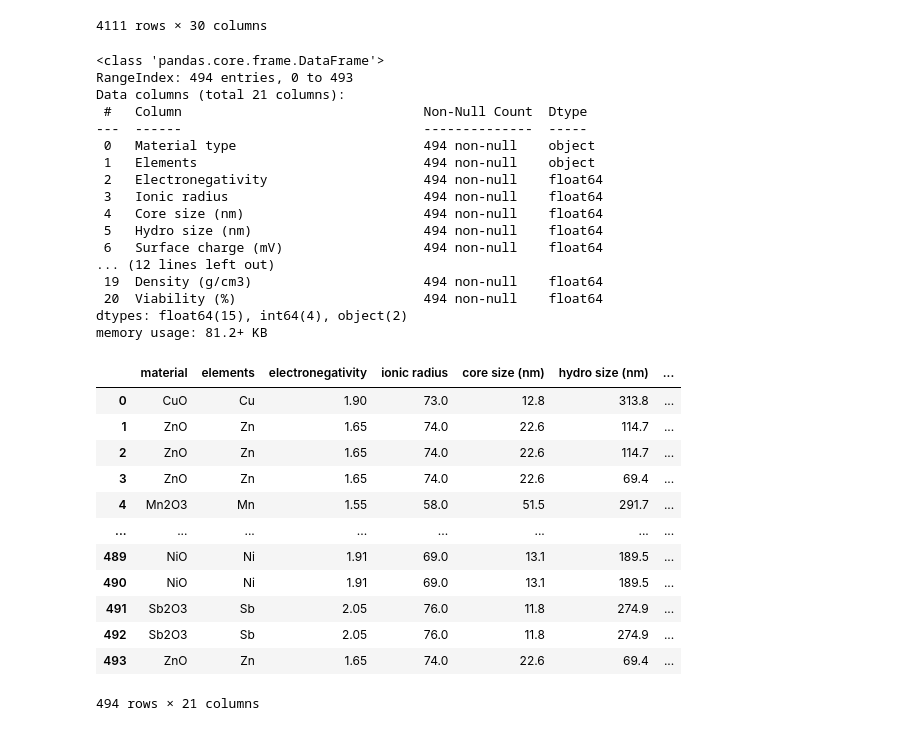
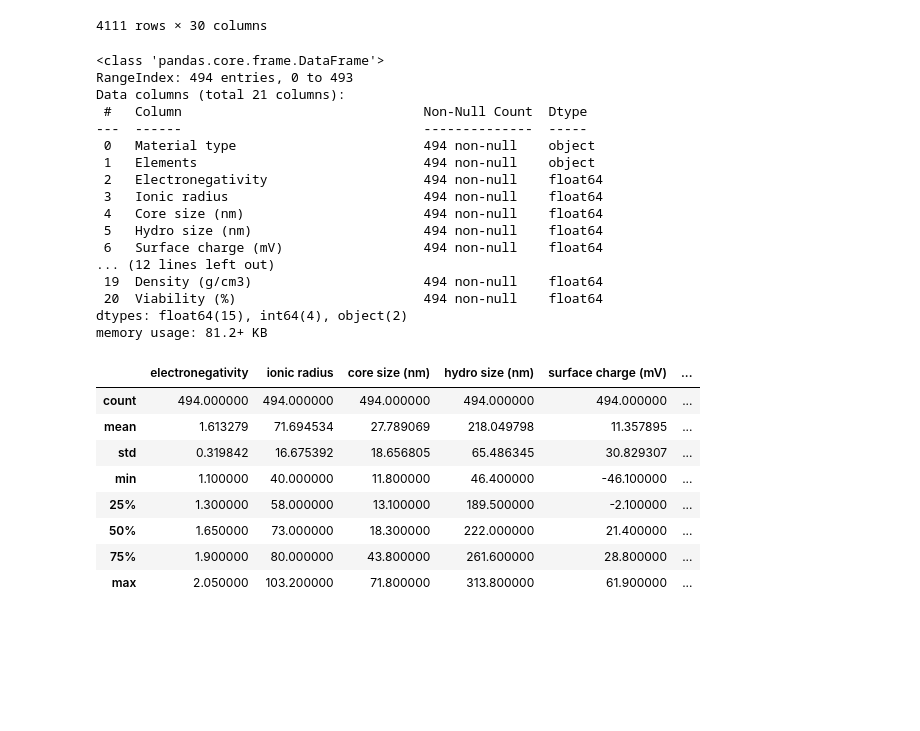
Before and after one commit to V-Gottlieb/Nanoparticle_cytotoxicity, a Jupyter notebook: databases/Merging tables.ipynb, the cells around one changed output. Cells and saved outputs as stored; diff of their text form; code cells hidden in the pictures; blank space fills up the shorter version.

```diff
--- a/databases/Merging tables.ipynb
+++ b/databases/Merging tables.ipynb
@@ -128,48 +135,44 @@ db2
 | 4109 | 4110 | 2011 | Polystyrene | O | Sphere | NH2 | Miniemulsion Polymerization | ... |
 | 4110 | 4111 | 2011 | Polystyrene | O | Sphere | NH2 | Miniemulsion Polymerization | ... |
 4111 rows × 30 columns
-# %%
-db3 = pd.read_csv('New.csv')
-db3.info()
-# %% [output]
-<class 'pandas.core.frame.DataFrame'>
-RangeIndex: 494 entries, 0 to 493
-Data columns (total 21 columns):
- #   Column                               Non-Null Count  Dtype
----  ------                               --------------  -----
- 0   Material type                        494 non-null    object
- 1   Elements                             494 non-null    object
- 2   Electronegativity                    494 non-null    float64
- 3   Ionic radius                         494 non-null    float64
- 4   Core size (nm)                       494 non-null    float64
- 5   Hydro size (nm)                      494 non-null    float64
- 6   Surface charge (mV)                  494 non-null    float64
-... (12 lines left out)
- 19  Density (g/cm3)                      494 non-null    float64
- 20  Viability (%)                        494 non-null    float64
-dtypes: float64(15), int64(4), object(2)
-memory usage: 81.2+ KB
+# %%
+db3 = pd.read_excel('C:/projects/laboratory/Nanoparticle_cytotoxicity/databases/New_descriptors.xlsx')
+db3.info()
+# %% [output]
+<class 'pandas.core.frame.DataFrame'>
+RangeIndex: 494 entries, 0 to 493
+Data columns (total 21 columns):
+ #   Column                               Non-Null Count  Dtype
+---  ------                               --------------  -----
+ 0   Material type                        494 non-null    object
+ 1   Elements                             494 non-null    object
+ 2   Electronegativity                    494 non-null    float64
+ 3   Ionic radius                         494 non-null    float64
+ 4   Core size (nm)                       494 non-null    float64
+ 5   Hydro size (nm)                      494 non-null    float64
+ 6   Surface charge (mV)                  494 non-null    float64
+... (12 lines left out)
+ 19  Density (g/cm3)                      494 non-null    float64
+ 20  Viability (%)                        494 non-null    float64
+dtypes: float64(15), int64(4), object(2)
+memory usage: 81.2+ KB
 # %%
 db3.rename(columns = {'Material type':'material','Elements':'elements',
                       'Electronegativity':'electronegativity', 'Ionic radius':'ionic radius','Core size (nm)':'core size (nm)','Hydro size (nm)':'hydro size (nm)',
                       'Surface charge (mV)':'surface charge (mV)','Surface area (m2/g)':'surface area (m2/g)',
                       'Cell type':'cell type','Exposure dose (ug/mL)':'dose (ug/mL)', 'Viability (%)':'viability (%)'}, inplace = True)
 # %%
-db3
+db3.describe()
 # %% [output]
-|  | material | elements | electronegativity | ionic radius | core size (nm) | hydro size (nm) | ... |
-| 0 | CuO | Cu | 1.90 | 73.0 | 12.8 | 313.8 | ... |
-| 1 | ZnO | Zn | 1.65 | 74.0 | 22.6 | 114.7 | ... |
-| 2 | ZnO | Zn | 1.65 | 74.0 | 22.6 | 114.7 | ... |
-| 3 | ZnO | Zn | 1.65 | 74.0 | 22.6 | 69.4 | ... |
-| 4 | Mn2O3 | Mn | 1.55 | 58.0 | 51.5 | 291.7 | ... |
-| ... | ... | ... | ... | ... | ... | ... | ... |
-| 489 | NiO | Ni | 1.91 | 69.0 | 13.1 | 189.5 | ... |
-| 490 | NiO | Ni | 1.91 | 69.0 | 13.1 | 189.5 | ... |
-| 491 | Sb2O3 | Sb | 2.05 | 76.0 | 11.8 | 274.9 | ... |
-| 492 | Sb2O3 | Sb | 2.05 | 76.0 | 11.8 | 274.9 | ... |
-| 493 | ZnO | Zn | 1.65 | 74.0 | 22.6 | 69.4 | ... |
+|  | electronegativity | ionic radius | core size (nm) | hydro size (nm) | surface charge (mV) | ... |
+| count | 494.000000 | 494.000000 | 494.000000 | 494.000000 | 494.000000 | ... |
+| mean | 1.613279 | 71.694534 | 27.789069 | 218.049798 | 11.357895 | ... |
+| std | 0.319842 | 16.675392 | 18.656805 | 65.486345 | 30.829307 | ... |
+| min | 1.100000 | 40.000000 | 11.800000 | 46.400000 | -46.100000 | ... |
+| 25% | 1.300000 | 58.000000 | 13.100000 | 189.500000 | -2.100000 | ... |
+| 50% | 1.650000 | 73.000000 | 18.300000 | 222.000000 | 21.400000 | ... |
+| 75% | 1.900000 | 80.000000 | 43.800000 | 261.600000 | 28.800000 | ... |
+| max | 2.050000 | 103.200000 | 71.800000 | 313.800000 | 61.900000 | ... |
-494 rows × 21 columns
 # %%
 dbl = db.append(db1, ignore_index=True)
 # %%
```
Also changed, not shown: parts of 11 cells of this notebook.
